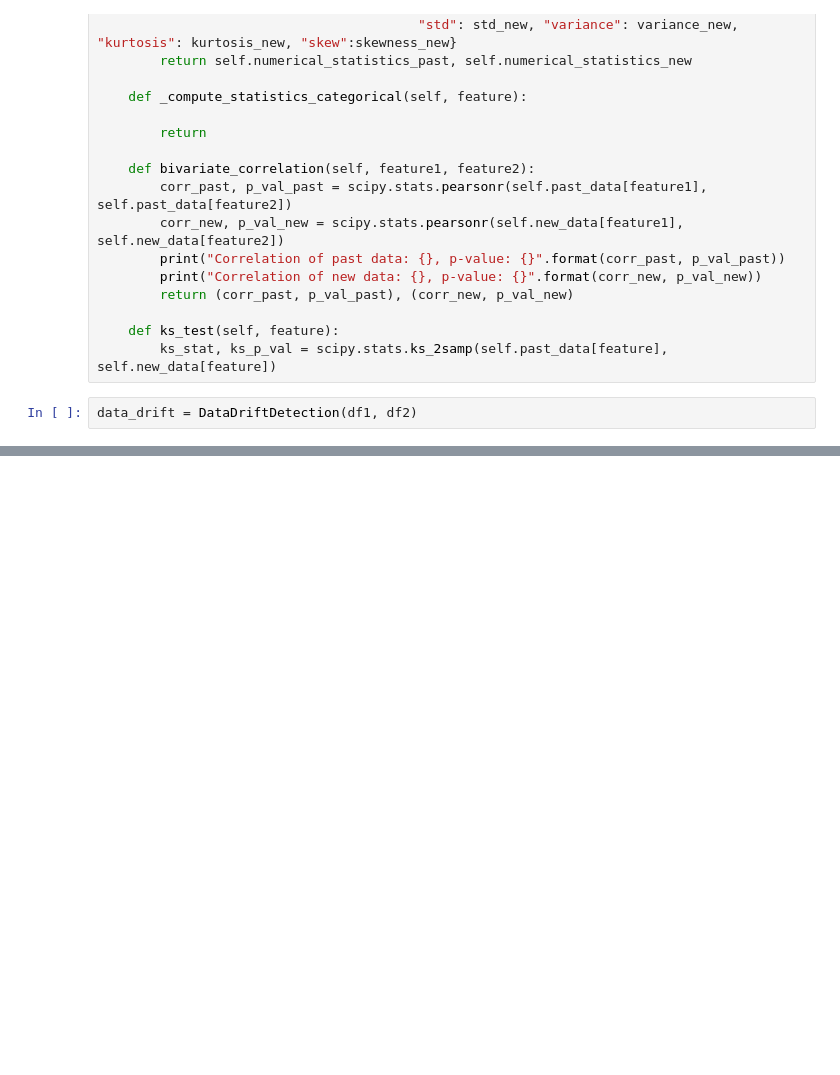
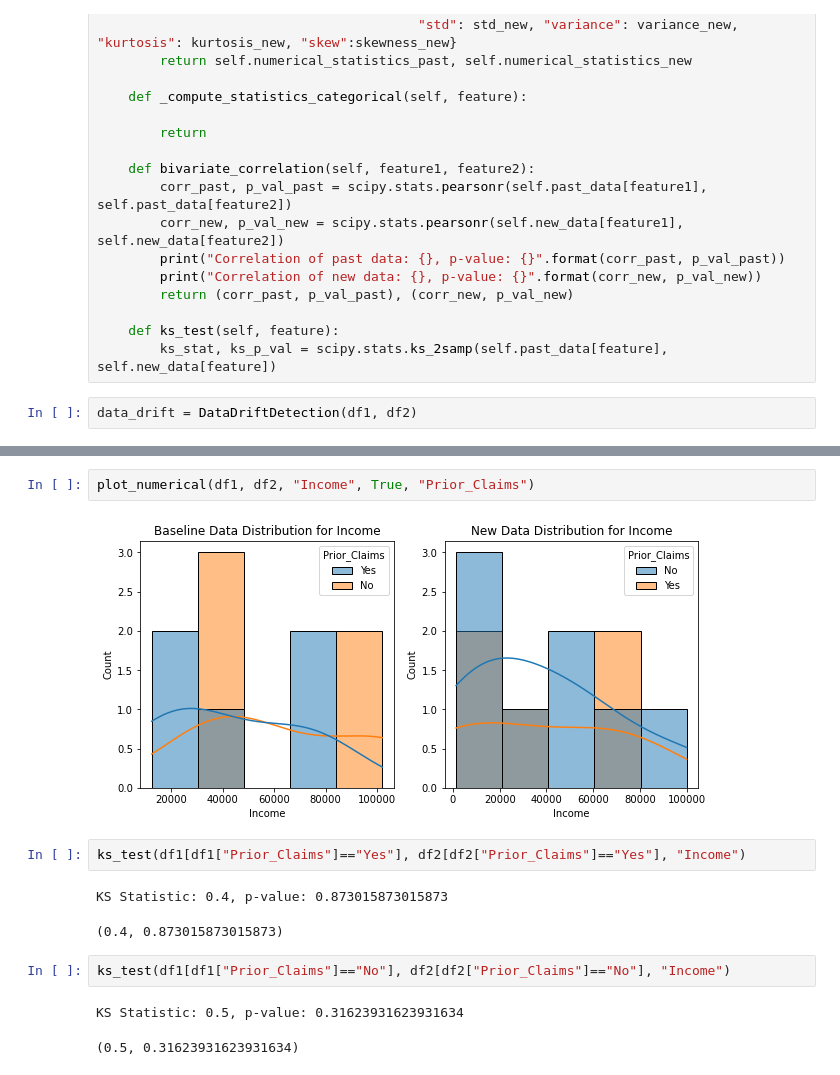
Before and after one commit to samsonq/datadrift, a Jupyter notebook: examples/Data Drift Detection.ipynb, the cells around one changed output, grey strips where cells are left out. Saved outputs shown, nothing was run; the diff lists cells and outputs as text; blank space fills up the shorter version.

```diff
--- a/examples/Data Drift Detection.ipynb
+++ b/examples/Data Drift Detection.ipynb
@@ -91,0 +214,14 @@ data_drift = DataDriftDetection(df1, df2)
+# %%
+plot_numerical(df1, df2, "Income", True, "Prior_Claims")
+# %% [output]
+[figure, added]
+# %%
+ks_test(df1[df1["Prior_Claims"]=="Yes"], df2[df2["Prior_Claims"]=="Yes"], "Income")
+# %% [output]
+KS Statistic: 0.4, p-value: 0.873015873015873
+(0.4, 0.873015873015873)
+# %%
+ks_test(df1[df1["Prior_Claims"]=="No"], df2[df2["Prior_Claims"]=="No"], "Income")
+# %% [output]
+KS Statistic: 0.5, p-value: 0.31623931623931634
+(0.5, 0.31623931623931634)
```
Also changed, not shown: parts of 15 cells of this notebook.
